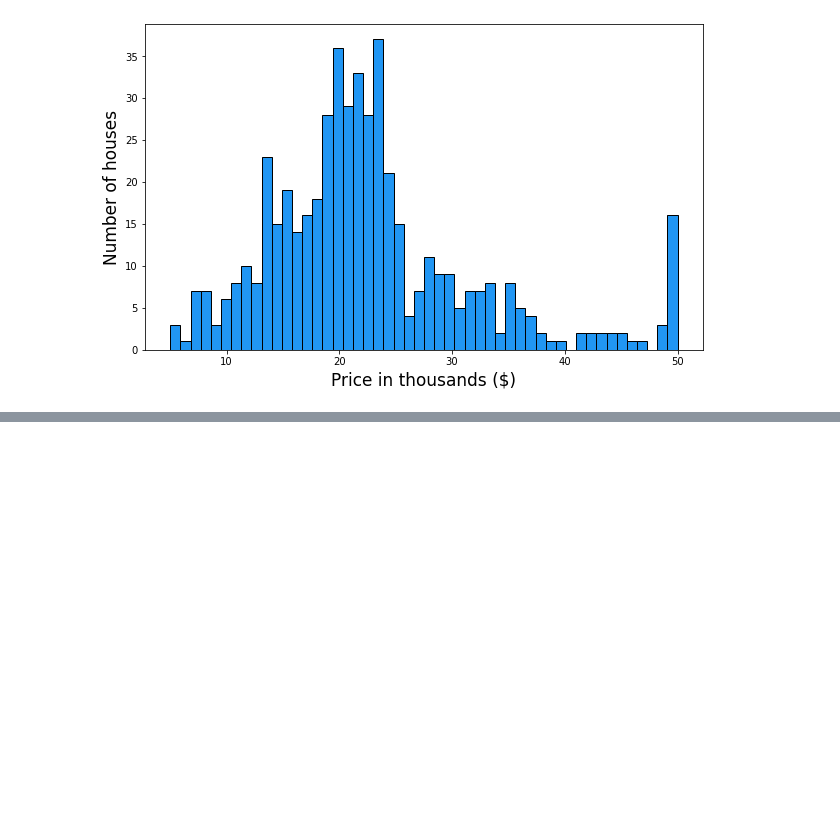
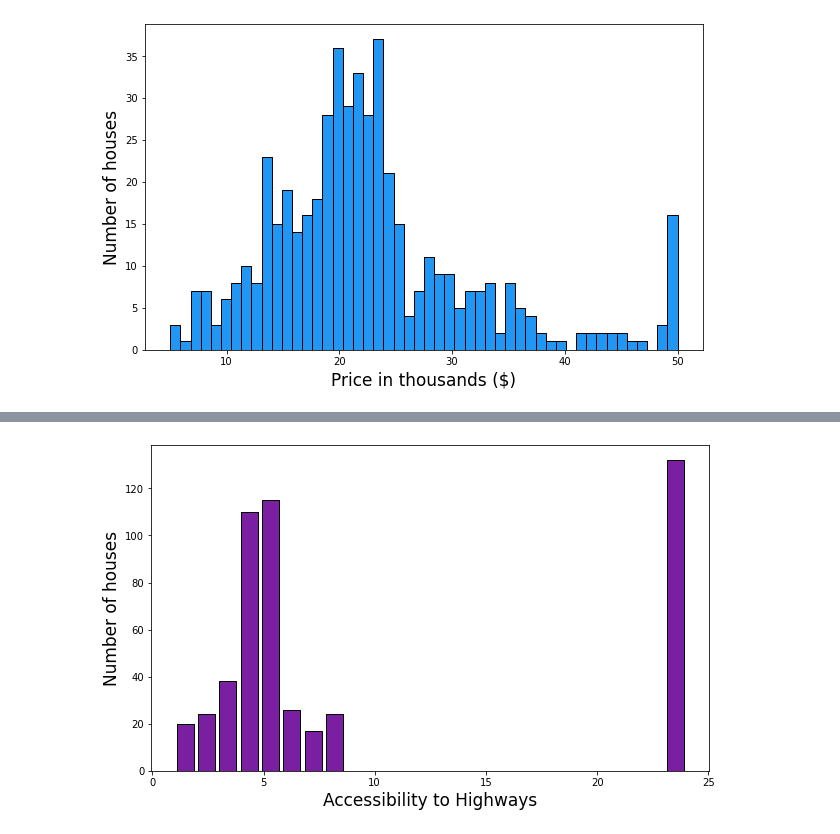
Before and after one commit to andrebueno/Multivariable-Regression-House-Price-Prediction, a Jupyter notebook: Multivariate Regression.ipynb, the cells around one changed output, grey strips where cells are left out. Saved outputs shown, nothing was run; the diff lists cells and outputs as text; code cells hidden in the pictures; blank space fills up the shorter version.

```diff
--- a/Multivariate Regression.ipynb
+++ b/Multivariate Regression.ipynb
@@ -182,0 +204,8 @@ plt.show()
+# %%
+plt.figure(figsize=(10,6))
+plt.hist(data['RAD'], ec='black', color='#7b1fa2', bins=24, rwidth = 0.8)
+plt.xlabel('Accessibility to Highways', fontsize=17)
+plt.ylabel('Number of houses', fontsize=17)
+plt.show()
+# %% [output]
+[figure, added]
```
Also changed, not shown: parts of 25 cells of this notebook.
